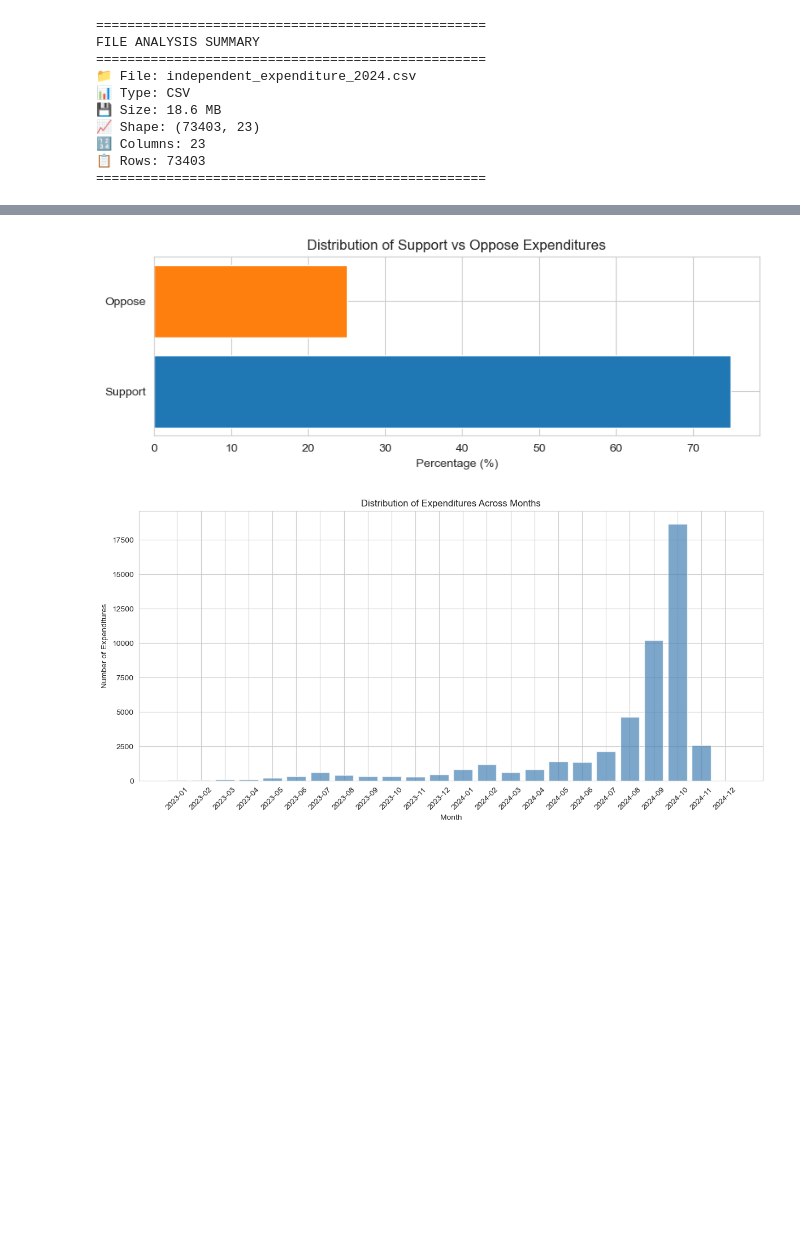
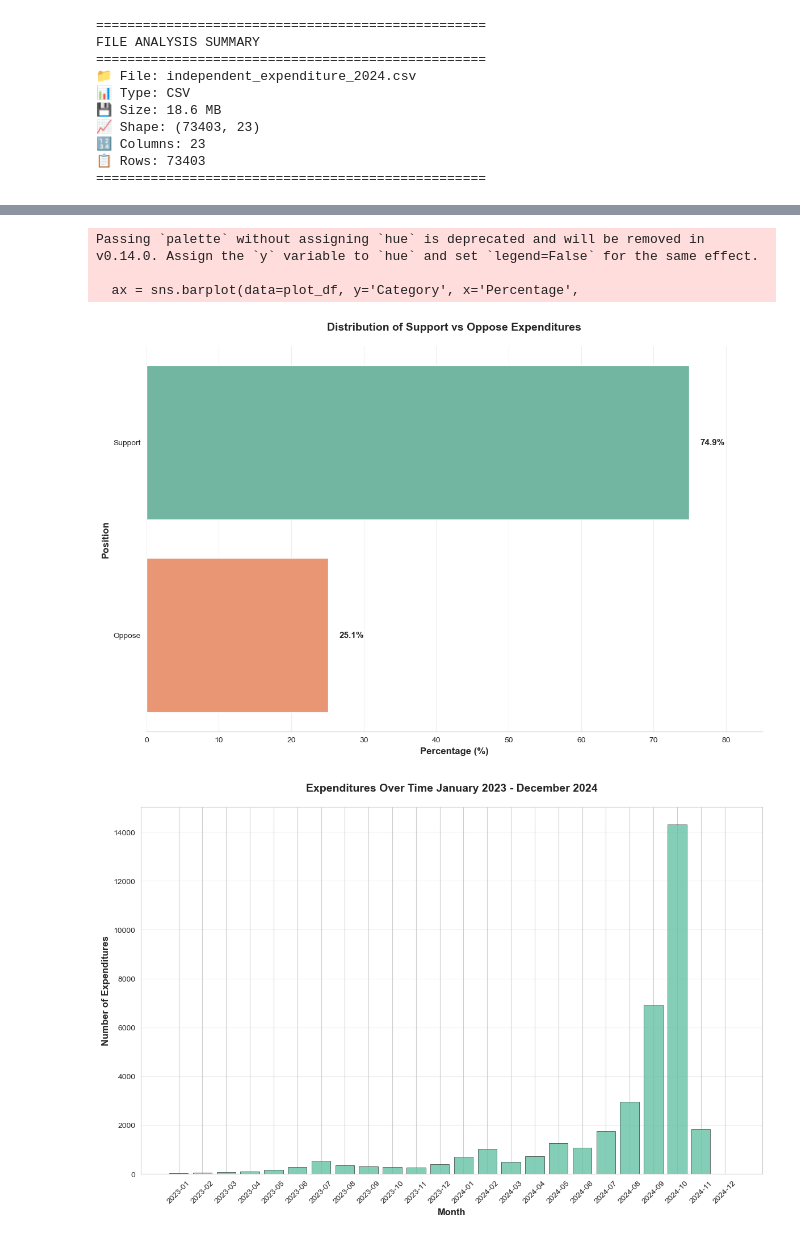
Before and after one commit to marobinette/DataScience, a Jupyter notebook: assignments/weekThree/ie.ipynb, the cells around one changed output, grey strips where cells are left out. Cells and saved outputs as stored; diff of their text form; code cells hidden in the pictures; blank space fills up the shorter version.

```diff
--- a/assignments/weekThree/ie.ipynb
+++ b/assignments/weekThree/ie.ipynb
@@ -476,32 +496,71 @@ TEXT MESSAGES                              480
 Name: count, dtype: int64
 # %%
+sns.set_style("whitegrid")
+plt.rcParams['figure.facecolor'] = 'white'
+plt.rcParams['font.size'] = 12
+plt.rcParams['axes.titlesize'] = 14
+plt.rcParams['axes.labelsize'] = 12
+plt.rcParams['xtick.labelsize'] = 10
+plt.rcParams['ytick.labelsize'] = 10
+
 categories = ['Support', 'Oppose']
 values = [74.9, 25.1]
 
-plt.figure(figsize=(8, 3))
-bars = plt.barh(categories, values, color=['#1f77b4', '#ff7f0e'])
-plt.xlabel('Percentage (%)')
-plt.title('Distribution of Support vs Oppose Expenditures')
+plot_df = pd.DataFrame({
+    'Category': categories,
+    'Percentage': values
+})
 
-# Add value labels
-for i, (bar, value) in enumerate(zip(bars, values)):
-    plt.text(value + 1, i, '', va='center', fontweight='bold')
+plt.figure(figsize=(12, 8))
 
+ax = sns.barplot(data=plot_df, y='Category', x='Percentage',
+                palette='Set2', orient='h')
+
+plt.title('Distribution of Support vs Oppose Expenditures',
+          fontsize=14, fontweight='bold', pad=20)
+plt.xlabel('Percentage (%)', fontsize=12, fontweight='bold')
+plt.ylabel('Position', fontsize=12, fontweight='bold')
+
+for i, (category, value) in enumerate(zip(categories, values)):
+    ax.text(value + 1.5, i, f'{value}%',
+            va='center', ha='left', fontweight='bold', fontsize=11)
+
+ax.grid(axis='x', alpha=0.3)
+ax.set_axisbelow(True)
+sns.despine(left=True, bottom=False)
+
+plt.xlim(0, 85)
+
+# Adjust layout and save
 plt.tight_layout()
+plt.savefig('images/support_oppose_seaborn.png', dpi=300, bbox_inches='tight')
 plt.show()
 # %% [output]
+Passing `palette` without assigning `hue` is deprecated and will be removed in v0.14.0. Assign the `y` variable to `hue` and set `legend=False` for the same effect.
+
+  ax = sns.barplot(data=plot_df, y='Category', x='Percentage',
-[figure, old version]
+[figure, new version]
 # %%
 if 'exp_month' in df.columns:
-    plt.figure(figsize=(12, 6))
+    plt.figure(figsize=(12, 8))
     monthly_counts = df['exp_month'].value_counts().sort_index()
-    plt.bar(range(len(monthly_counts)), monthly_counts.values, color='steelblue', alpha=0.7)
-    plt.xlabel('Month')
-    plt.ylabel('Number of Expenditures')
-    plt.title('Distribution of Expenditures Across Months')
+
+    colors = sns.color_palette('Set2', len(monthly_counts))
+    plt.bar(range(len(monthly_counts)), monthly_counts.values,
+            color=colors[0], alpha=0.8, edgecolor='black', linewidth=0.5)
+
+    plt.xlabel('Month', fontsize=12, fontweight='bold')
+    plt.ylabel('Number of Expenditures', fontsize=12, fontweight='bold')
+    plt.title('Expenditures Over Time January 2023 - December 2024',
+              fontsize=14, fontweight='bold', pad=20)
     plt.xticks(range(len(monthly_counts)), monthly_counts.index, rotation=45)
+
+    plt.grid(axis='y', alpha=0.3)
+    plt.gca().set_axisbelow(True)
+
     plt.tight_layout()
+    plt.savefig('images/expenditures_over_time.png', dpi=300, bbox_inches='tight')
     plt.show()
 # %% [output]
-[figure, old version]
+[figure, new version]
 # %%
```
Also changed, not shown: parts of 27 cells of this notebook, 29 other files.
